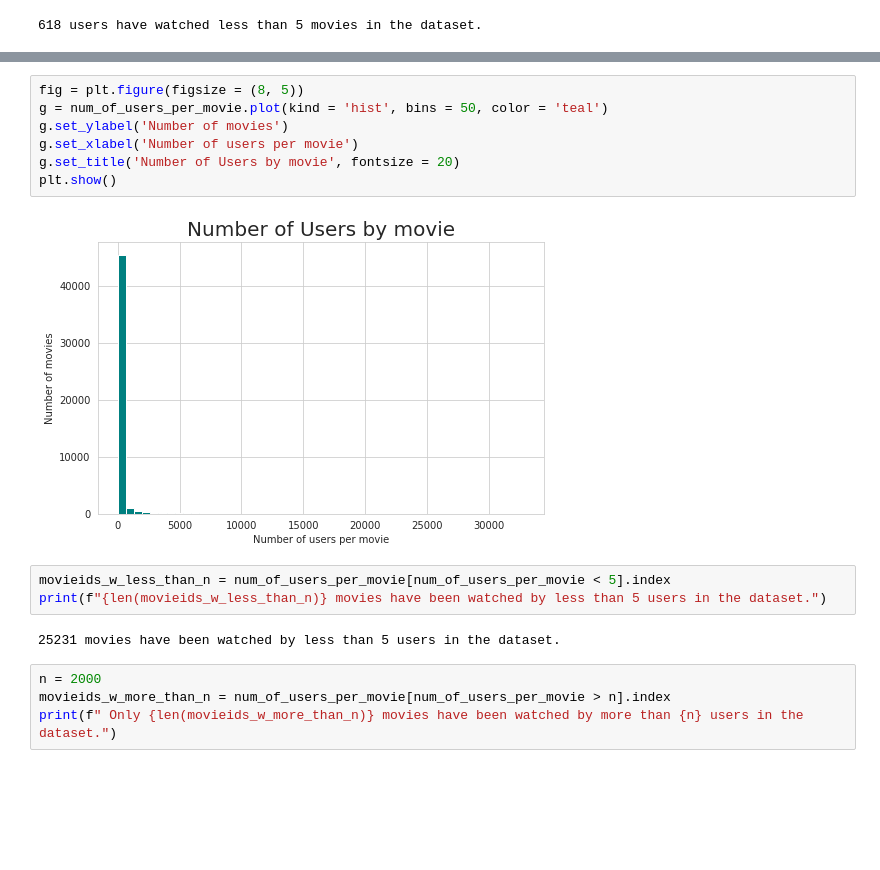
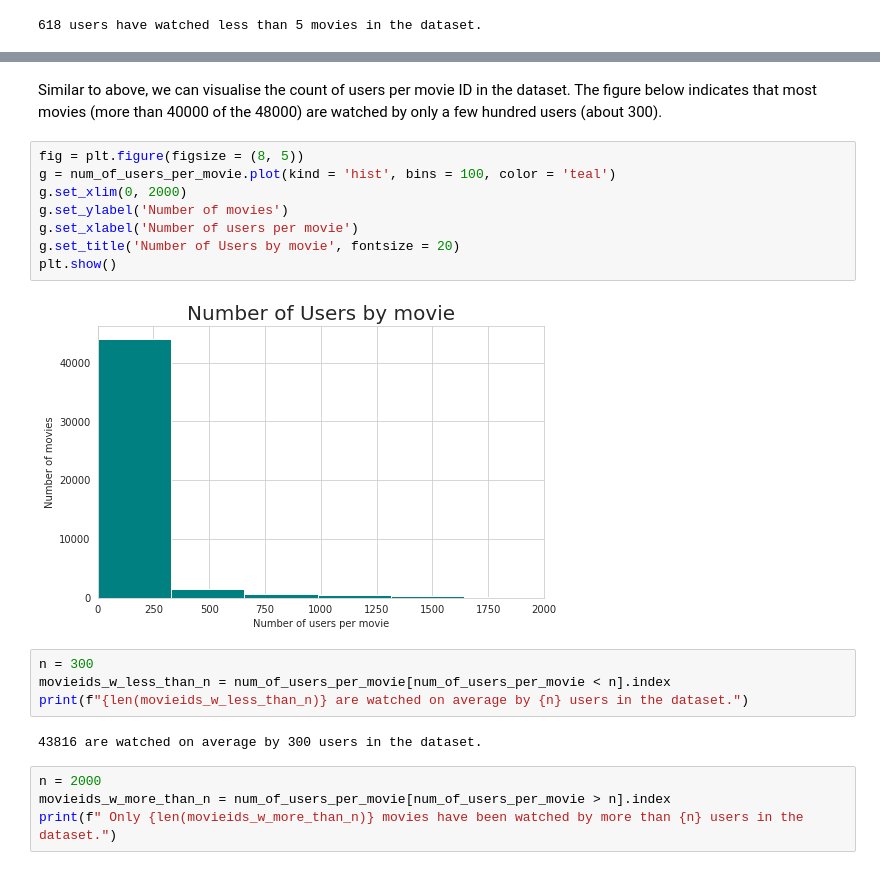
Before and after one commit to titusndondo/unsupervised-predict-streamlit-template, a Jupyter notebook: predict_deliverables/EDA.ipynb, the cells around one changed output, grey strips where cells are left out. Saved outputs shown, nothing was run; the diff lists cells and outputs as text; blank space fills up the shorter version.

```diff
--- a/predict_deliverables/EDA.ipynb
+++ b/predict_deliverables/EDA.ipynb
@@ -322,17 +315,21 @@ plt.show()
+# %% [markdown]
+Similar to above, we can visualise the count of users per movie ID in the dataset. The figure below indicates that most movies (more than 40000 of the 48000) are watched by only a few hundred users (about 300).
 # %%
 fig = plt.figure(figsize = (8, 5))
-g = num_of_users_per_movie.plot(kind = 'hist', bins = 50, color = 'teal')
+g = num_of_users_per_movie.plot(kind = 'hist', bins = 100, color = 'teal')
+g.set_xlim(0, 2000)
 g.set_ylabel('Number of movies')
 g.set_xlabel('Number of users per movie')
 g.set_title('Number of Users by movie', fontsize = 20)
 plt.show()
 # %% [output]
-[figure, old version]
+[figure, new version]
 # %%
-movieids_w_less_than_n = num_of_users_per_movie[num_of_users_per_movie < 5].index
-print(f"{len(movieids_w_less_than_n)} movies have been watched by less than 5 users in the dataset.")
+n = 300
+movieids_w_less_than_n = num_of_users_per_movie[num_of_users_per_movie < n].index
+print(f"{len(movieids_w_less_than_n)} are watched on average by {n} users in the dataset.")
 # %% [output]
-25231 movies have been watched by less than 5 users in the dataset.
+43816 are watched on average by 300 users in the dataset.
 # %%
 n = 2000
 movieids_w_more_than_n = num_of_users_per_movie[num_of_users_per_movie > n].index
```
Also changed, not shown: parts of 27 cells of this notebook.
